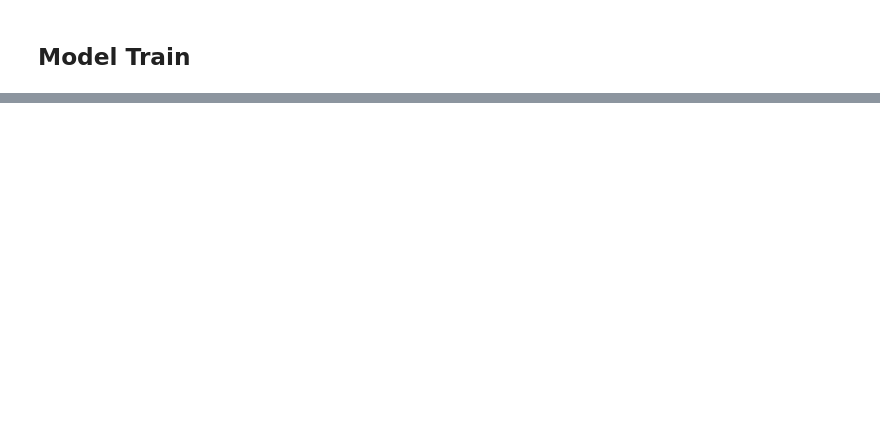
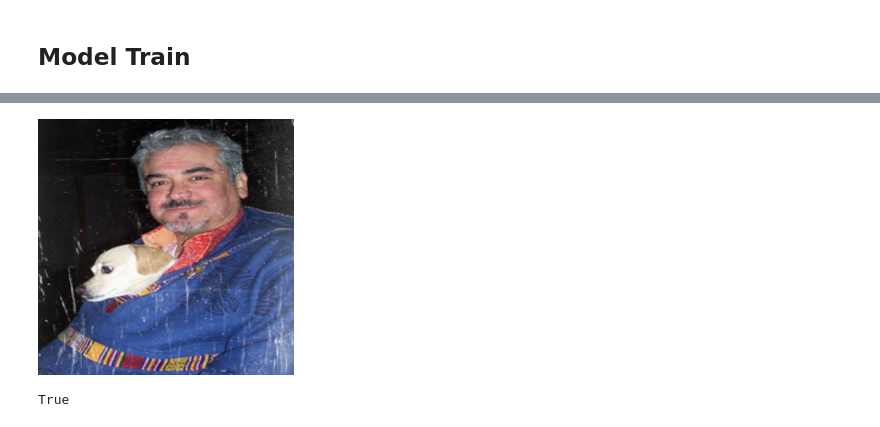
Before and after one commit to Imsanskar/Old-image-restoration-minor, a Jupyter notebook: webpage/dl_model/model.ipynb, the cells around one changed output, grey strips where cells are left out. Drawn from its saved outputs; the diff is of its cells as text; code cells hidden in the pictures; blank space fills up the shorter version.

```diff
--- a/webpage/dl_model/model.ipynb
+++ b/webpage/dl_model/model.ipynb
@@ -26,14 +28,18 @@ data_root = "data/train/"
 batch_size = 1
 
 #no of epochs
-n_epochs = 2
+n_epochs = 10
 
 # learning rate
-lr = 0.01
+lr = 0.0001
 
 # betas for adam
 beta_1 = 0.5
 beta_2 = 0.999
+
+# image size
+image_height = 256
+image_width = 256
 # %%
 # We can use an image folder dataset the way we have it setup.
 # Create the dataset
@@ -199,0 +298,4 @@ KeyboardInterrupt:
+# %%
+image_manipulation.np_to_pil(pair_image_dataloader[0]['A'].detach().cpu().numpy())
+# %% [output]
+[figure, added]
@@ -199,0 +305,4 @@ KeyboardInterrupt:
+# %%
+os.path.exists("saved_models/generator.pth")
+# %% [output]
+True
```
Also changed, not shown: parts of 10 cells of this notebook, 1 other file.
